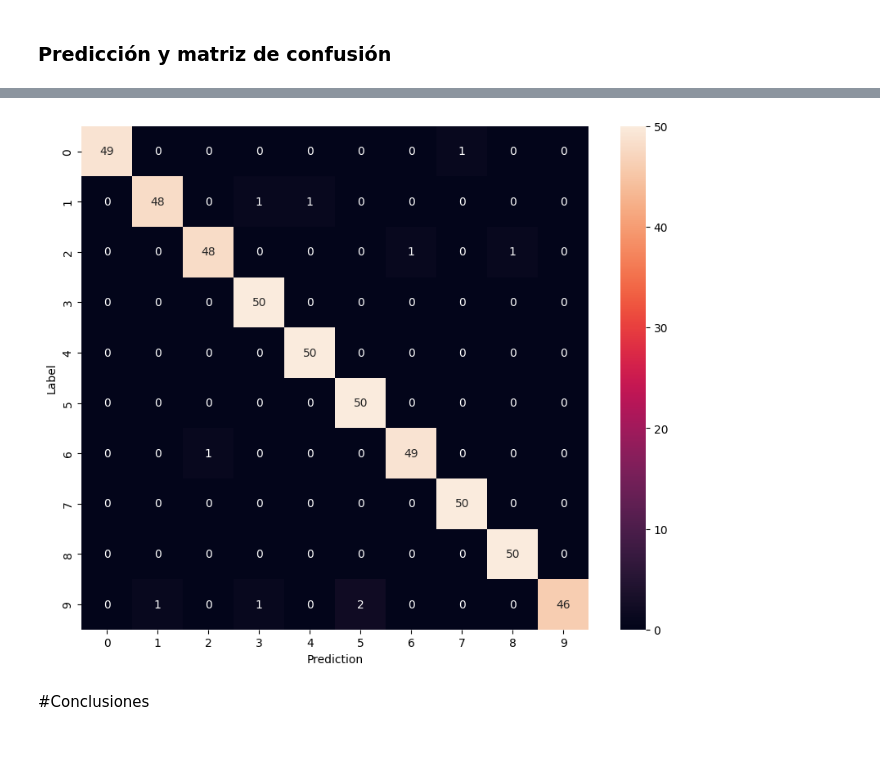
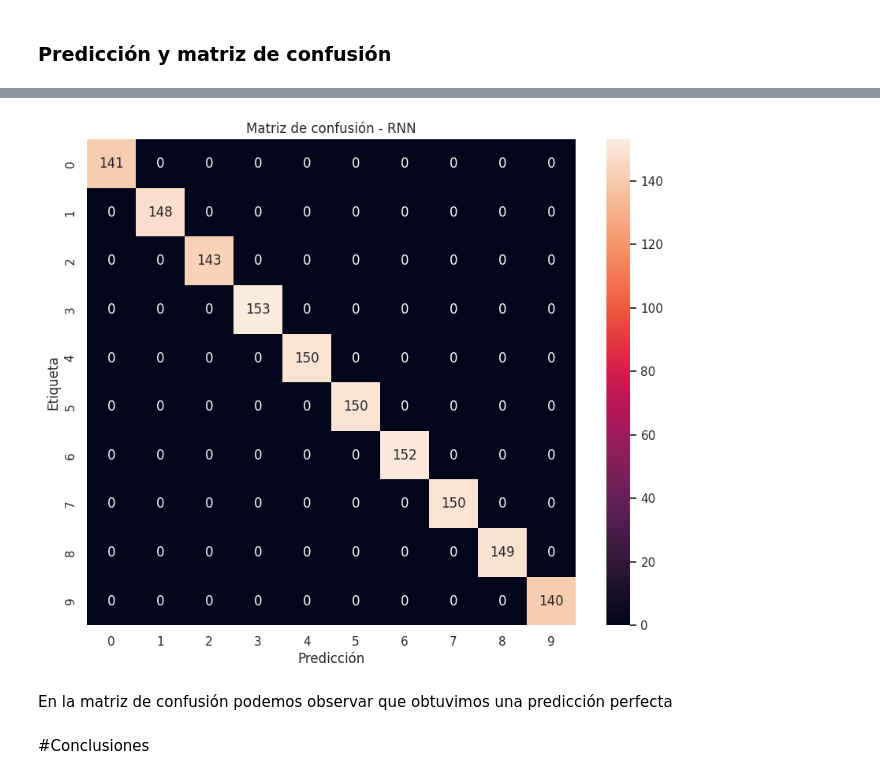
Before and after one commit to therokitoki/AA2_TP_Alsop-Hachen-Nemeth, a Jupyter notebook: TP2/tp2_ejercicio1.ipynb, the cells around one changed output, grey strips where cells are left out. Cells and saved outputs as stored; diff of their text form; code cells hidden in the pictures; blank space fills up the shorter version.

```diff
--- a/TP2/tp2_ejercicio1.ipynb
+++ b/TP2/tp2_ejercicio1.ipynb
@@ -528,7 +522,7 @@ num_labels = len(label_names)
 norm_layer = layers.Normalization()
 norm_layer.adapt(data=train_spectrogram_ds.map(lambda spec, label: spec))
 
-model = models.Sequential([
+model_rnn = models.Sequential([
     layers.Input(shape=input_shape),
     norm_layer,
 
@@ -545,6 +539,6 @@ model = models.Sequential([
     layers.Dense(num_labels),
 ])
 
-model.summary()
+model_rnn.summary()
 # %% [output]
 Input shape: (61, 129, 1)
@@ -574,7 +568,7 @@ Model: "sequential_1"
 # %% [markdown]
 ### Compilación
 # %%
-model.compile(
+model_rnn.compile(
     optimizer=tf.keras.optimizers.Adam(),
     loss=tf.keras.losses.SparseCategoricalCrossentropy(from_logits=True),
     metrics=['accuracy'],
@@ -583,7 +577,7 @@ model.compile(
 ### Entrenamiento
 # %%
 EPOCHS = 50
-history = model.fit(
+history_rnn = model_rnn.fit(
     train_spectrogram_ds,
     validation_data=val_spectrogram_ds,
     epochs=EPOCHS,
@@ -637,2 +629,4 @@ y_pred = tf.argmax(y_pred, axis=1)
 # %%
+y_pred = model_rnn.predict(val_spectrogram_ds)
+y_pred = tf.argmax(y_pred, axis=1)
 y_true = tf.concat(list(val_spectrogram_ds.map(lambda s,lab: lab)), axis=0)
@@ -639,15 +635,19 @@ y_true = tf.concat(list(val_spectrogram_ds.map(lambda s,lab: lab)), axis=0)
 # %%
+
 confusion_mtx = tf.math.confusion_matrix(y_true, y_pred)
 plt.figure(figsize=(10, 8))
 sns.heatmap(confusion_mtx,
             xticklabels=label_names,
             yticklabels=label_names,
             annot=True, fmt='g')
-plt.xlabel('Prediction')
-plt.ylabel('Label')
+plt.xlabel('Predicción')
+plt.ylabel('Etiqueta')
+plt.title('Matriz de confusión - RNN')
 plt.show()
 # %% [output]
-[figure, old version]
+[figure, new version]
+# %% [markdown]
+En la matriz de confusión podemos observar que obtuvimos una predicción perfecta
 # %% [markdown]
 #Conclusiones
 # %% [markdown]
```
Also changed, not shown: parts of 43 cells of this notebook.
